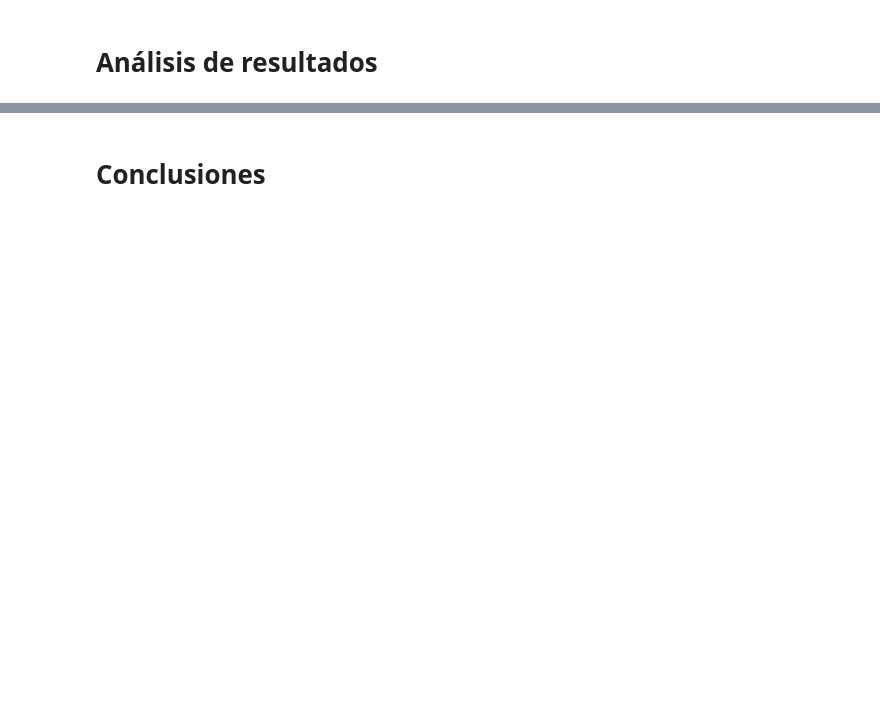
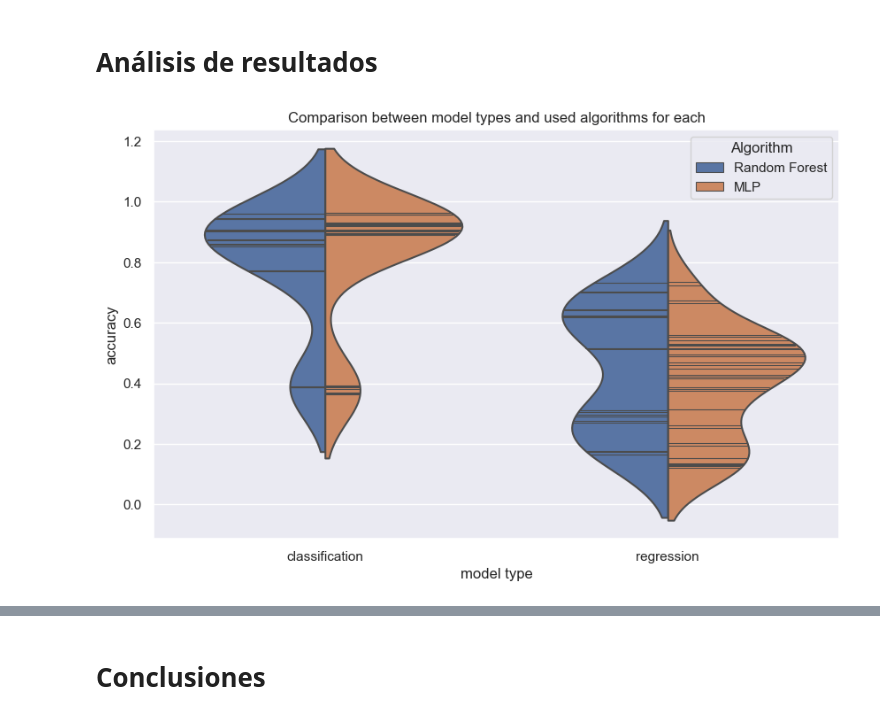
Before and after one commit to Diego-Hiriart/AI-2-Course-Project_HiPaCoSaEsGa, a Jupyter notebook: A_ABET_CourseProject_HiPaCoSaEsGa.ipynb, the cells around one changed output, grey strips where cells are left out. Drawn from its saved outputs; the diff is of its cells as text; code cells hidden in the pictures; blank space fills up the shorter version.

```diff
--- a/A_ABET_CourseProject_HiPaCoSaEsGa.ipynb
+++ b/A_ABET_CourseProject_HiPaCoSaEsGa.ipynb
@@ -398,14 +482,14 @@ scoring = {
 
 # Define the input data types
 input_types = {
-    # 'grayscale': (
-    #     mnist.drop(columns=['label']),
-    #     mnist['label'],
-    # ),
-    # 'binary': (
-    #     mnist.drop(columns=['label']).applymap(lambda x: 1 if x > 0 else 0),
-    #     mnist['label'],
-    # ),
+    'grayscale': (
+        mnist.drop(columns=['label']),
+        mnist['label'],
+    ),
+    'binary': (
+        mnist.drop(columns=['label']).applymap(lambda x: 1 if x > 0 else 0),
+        mnist['label'],
+    ),
     'stats': (
         skeletonized_stats_features.drop(columns=['label']),
         skeletonized_stats_features['label'],
@@ -479,0 +582,16 @@ results_df[[
+# %%
+# Get the results of the grid search and sort by mean test accuracy (descending)
+cv_results = get_cv_results(grid_search_results)
+processed_cv_results = cv_results[[
+    'estimator_name',
+    'estimator_type',
+    'model_type',
+    'dataset_type',
+    'param_estimator',
+    'params',
+    'mean_train_accuracy',
+    'std_train_accuracy',
+    'mean_test_accuracy',
+    'std_test_accuracy',
+    'rank_test_accuracy' # For each type
+]]
@@ -480,2 +663,11 @@ results_df[[
 # %% [markdown]
 # Análisis de resultados
+# %%
+sns.set(rc={'figure.figsize':(10,6)})
+classVReg = violinplot(data=processed_cv_results, x='estimator_type', y='mean_test_accuracy', hue='model_type',
+                       split=True, inner='stick')
+classVReg.set(xlabel='model type', ylabel='accuracy');
+classVReg.set(title='Comparison between model types and used algorithms for each');
+classVReg.legend(title="Algorithm");
+# %% [output]
+[figure, added]
```
Also changed, not shown: parts of 60 cells of this notebook, 1 other file.
